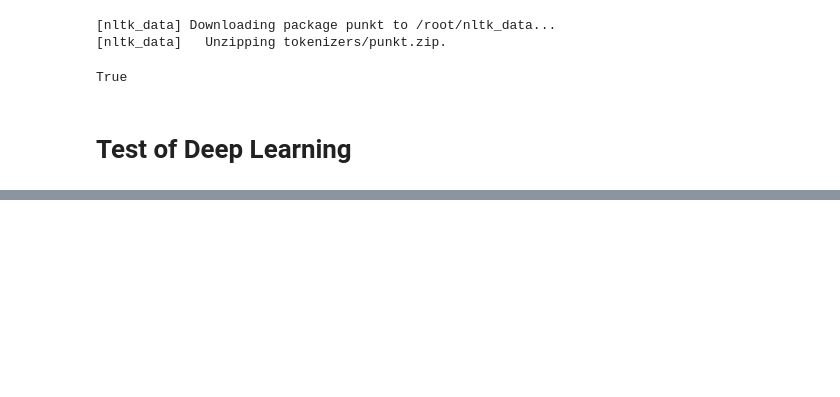
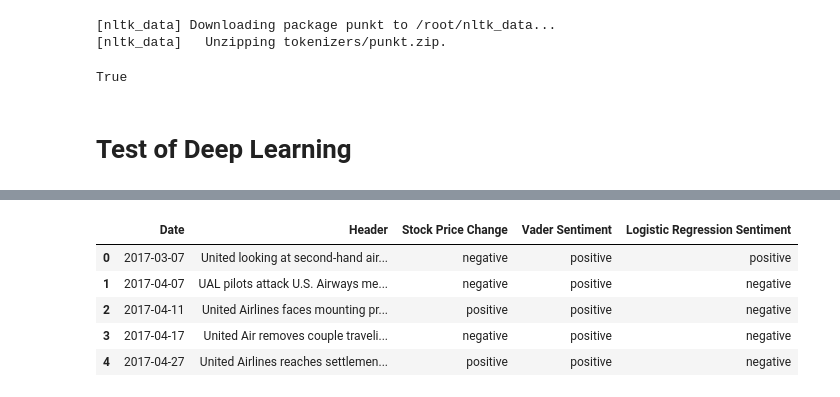
Before and after one commit to anair123/NLP-Final-Project, a Jupyter notebook: NLP Project/United Airlines.ipynb, the cells around one changed output, grey strips where cells are left out. Drawn from its saved outputs; the diff is of its cells as text; code cells hidden in the pictures; blank space fills up the shorter version.

```diff
--- a/NLP Project/United Airlines.ipynb
+++ b/NLP Project/United Airlines.ipynb
@@ -682,0 +666,13 @@ df
+# %%
+# Converting % stock price change to % stock price change per day
+days = [0]
+for i in range(len(df['Date'])):
+    if i != 0:
+        date_diff = df['Date'][i]-df['Date'][i-1]
+        day = date_diff.days
+        days.append(day)
+print(days)
+df['Days Elapsed'] = days
+df.head()
+df['% Change in Stock Price Per Day'] = df['% Change in Stock Price']/df['Days Elapsed']
+df.head()
@@ -682,0 +687,15 @@ df
+# %%
+df['Vader Sentiment'] = df['Vader Sentiment Score'].apply(lambda x: "positive" if x>0 else "negative")
+df['Logistic Regression Sentiment'] = df['sentiment_prob'].apply(lambda x: "positive" if x>0.5 else "negative")
+df['Stock Price Change'] = df['% Change in Stock Price Per Day'].apply(lambda x: "positive" if x>0 else "negative")
+# %%
+columns = ['Date','Header','Stock Price Change', 'Vader Sentiment', 'Logistic Regression Sentiment']
+df_summary = df[columns]
+df_summary.head()
+# %% [output]
+|  | Date | Header | Stock Price Change | Vader Sentiment | Logistic Regression Sentiment |
+| 0 | 2017-03-07 | United looking at second-hand air... | negative | positive | positive |
+| 1 | 2017-04-07 | UAL pilots attack U.S. Airways me... | negative | positive | negative |
+| 2 | 2017-04-11 | United Airlines faces mounting pr... | positive | positive | negative |
+| 3 | 2017-04-17 | United Air removes couple traveli... | negative | positive | negative |
+| 4 | 2017-04-27 | United Airlines reaches settlemen... | positive | positive | negative |
```
Also changed, not shown: parts of 11 cells of this notebook, 4 other files.
